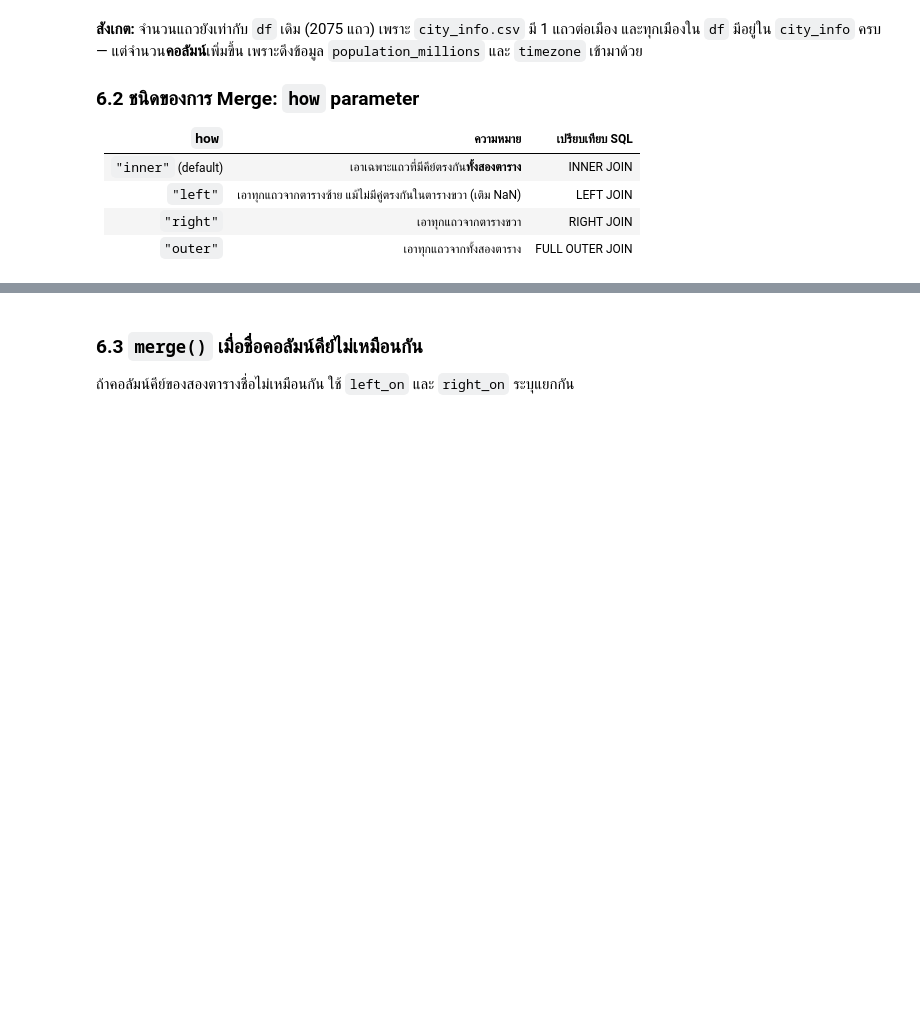
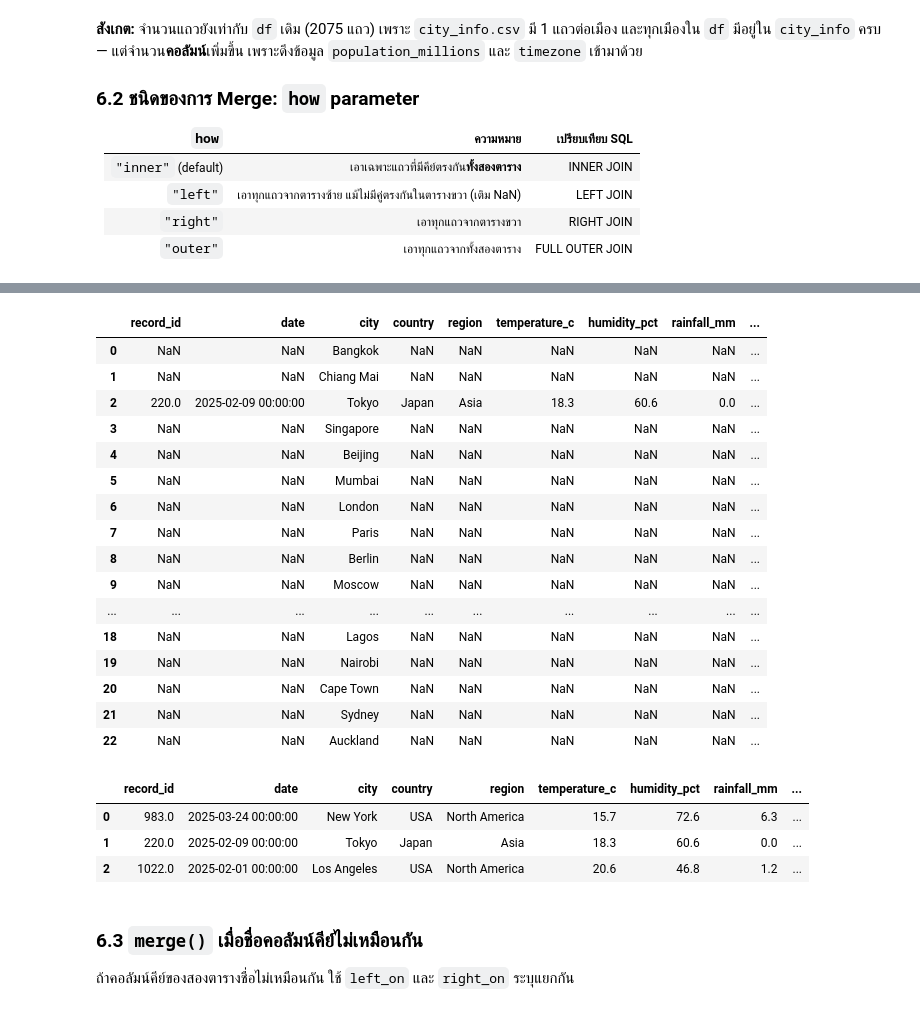
Before and after one commit to phatchariya202/683020589-0_Phatchariya, a Jupyter notebook: Module-A-Notebooks/SC612104_Session09_Pandas_Advanced.ipynb, the cells around one changed output, grey strips where cells are left out. Saved outputs shown, nothing was run; the diff lists cells and outputs as text; code cells hidden in the pictures; blank space fills up the shorter version.

```diff
--- a/Module-A-Notebooks/SC612104_Session09_Pandas_Advanced.ipynb
+++ b/Module-A-Notebooks/SC612104_Session09_Pandas_Advanced.ipynb
@@ -647,3 +670,30 @@ print("\nสังเกต: 'Unknown City' ได้ NaN เพราะไม
+# %%
+pd.merge(df_test, city_info[["city", "population_millions"]], on="city", how="right")
+# %% [output]
+|  | record_id | date | city | country | region | temperature_c | humidity_pct | rainfall_mm | ... |
+| 0 | NaN | NaN | Bangkok | NaN | NaN | NaN | NaN | NaN | ... |
+| 1 | NaN | NaN | Chiang Mai | NaN | NaN | NaN | NaN | NaN | ... |
+| 2 | 220.0 | 2025-02-09 00:00:00 | Tokyo | Japan | Asia | 18.3 | 60.6 | 0.0 | ... |
+| 3 | NaN | NaN | Singapore | NaN | NaN | NaN | NaN | NaN | ... |
+| 4 | NaN | NaN | Beijing | NaN | NaN | NaN | NaN | NaN | ... |
+| 5 | NaN | NaN | Mumbai | NaN | NaN | NaN | NaN | NaN | ... |
+| 6 | NaN | NaN | London | NaN | NaN | NaN | NaN | NaN | ... |
+| 7 | NaN | NaN | Paris | NaN | NaN | NaN | NaN | NaN | ... |
+| 8 | NaN | NaN | Berlin | NaN | NaN | NaN | NaN | NaN | ... |
+| 9 | NaN | NaN | Moscow | NaN | NaN | NaN | NaN | NaN | ... |
+| ... | ... | ... | ... | ... | ... | ... | ... | ... | ... |
+| 18 | NaN | NaN | Lagos | NaN | NaN | NaN | NaN | NaN | ... |
+| 19 | NaN | NaN | Nairobi | NaN | NaN | NaN | NaN | NaN | ... |
+| 20 | NaN | NaN | Cape Town | NaN | NaN | NaN | NaN | NaN | ... |
+| 21 | NaN | NaN | Sydney | NaN | NaN | NaN | NaN | NaN | ... |
+| 22 | NaN | NaN | Auckland | NaN | NaN | NaN | NaN | NaN | ... |
+# %%
+pd.merge(df_test, city_info[["city", "population_millions"]], on="city")
+# %% [output]
+|  | record_id | date | city | country | region | temperature_c | humidity_pct | rainfall_mm | ... |
+| 0 | 983.0 | 2025-03-24 00:00:00 | New York | USA | North America | 15.7 | 72.6 | 6.3 | ... |
+| 1 | 220.0 | 2025-02-09 00:00:00 | Tokyo | Japan | Asia | 18.3 | 60.6 | 0.0 | ... |
+| 2 | 1022.0 | 2025-02-01 00:00:00 | Los Angeles | USA | North America | 20.6 | 46.8 | 1.2 | ... |
 # %% [markdown]
 ### 6.3 `merge()` เมื่อชื่อคอลัมน์คีย์ไม่เหมือนกัน
 
```
Also changed, not shown: parts of 4 cells of this notebook.
